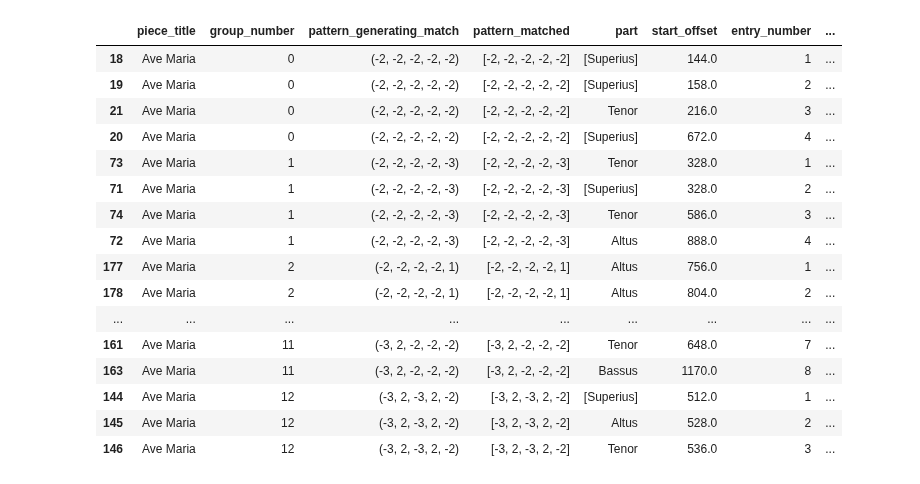
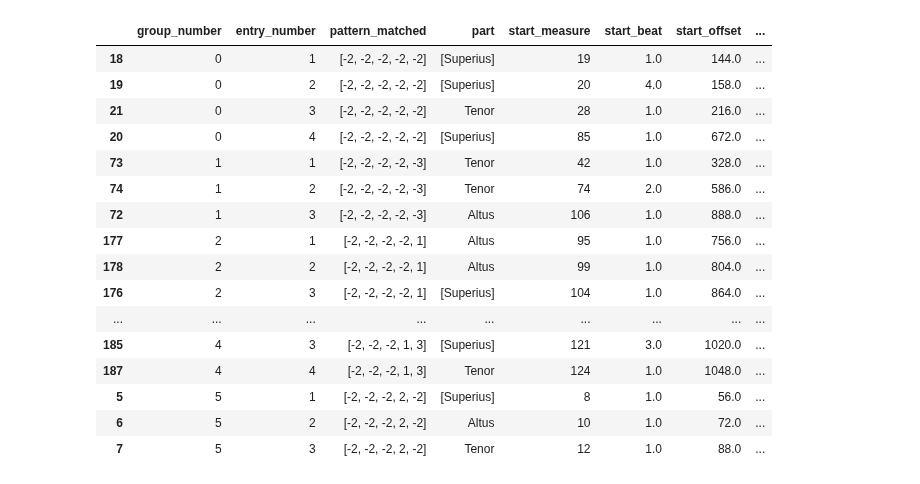
Before and after one commit to RichardFreedman/CRIM-notebooks, a Jupyter notebook: CRIM/CRIM_Group_Tests.ipynb, the cells around one changed output. Drawn from its saved outputs; the diff is of its cells as text; code cells hidden in the pictures.

Commit message:
update group classifier

```diff
--- a/CRIM/CRIM_Group_Tests.ipynb
+++ b/CRIM/CRIM_Group_Tests.ipynb
@@ -183,0 +115,17 @@ sel.head(50)
+# %%
+# here we add the offset of the _previous_entry_ for any item in a group
+
+def add_prev_entry(df):
+    df["prev_entry_off"] = df["start_offset"].shift(1)
+    return df
+# %%
+# now process the original match data df by:
+# sorting by start offset, then group by pattern generating match and applying the function above for prev entry
+# also give each group a number
+# sort by group number and start offset
+
+
+df2 = df.sort_values("start_offset").groupby('pattern_generating_match').apply(add_prev_entry)
+df2["group_number"] = df2.groupby('pattern_generating_match').ngroup()
+df2 = df2.sort_values(['group_number', 'start_offset'])
+df2.head()
@@ -183,0 +139,5 @@ sel.head(50)
+# %%
+# now a boolean table for those entries that are 'same offset; as previous in a given group
+df2["parallel_entry"] = df2["start_offset"] == df2["prev_entry_off"]
+# return df2
+df2.head(20)
@@ -183,0 +162,4 @@ sel.head(50)
+# %%
+#filter out all the parallel entry items
+df3 = df2[df2['parallel_entry'] != True]
+df3
@@ -184,32 +180,37 @@ sel.head(50)
 # %%
-classified2 = sel.applymap(lists_to_tuples_a).groupby("pattern_matched").apply(predict_type_a)
+# now run the classifer, but on DF from which the Parallel Entries have been removed!
+
+classified2 = df3.applymap(lists_to_tuples_a).sort_values("start_offset").groupby("pattern_matched").apply(predict_type_a)
 classified2["group_number"] = classified2.groupby('pattern_generating_match').ngroup()
-classified2 = classified[["piece_title", "group_number", "pattern_generating_match", "pattern_matched", "part", "start_offset", "entry_number", "sum_durs", "offset_diffs", "predicted_type"]]
+classified2 = classified2[["group_number", "pattern_generating_match", "pattern_matched", "part", "start_measure", "start_beat", "entry_number", "start_offset", "sum_durs", "offset_diffs", "predicted_type"]]
 
 # remove singleton entries
 
-# classified2.drop(classified[classified['predicted_type'] == "Singleton"].index, inplace = True)
+classified2.drop(classified[classified['predicted_type'] == "Singleton"].index, inplace = True)
 
 # now classified results, in order by OFFSET and ENTRY NUMBER, but the group numbers can overlap with each other.
+
+
+classified2 = classified2.sort_values(["group_number", "entry_number"])
+classified2= classified2[["group_number", "entry_number", "pattern_matched", "part", "start_measure", "start_beat", "start_offset", "sum_durs", "offset_diffs", "predicted_type"]]
+classified2
+
 classified2.head(25)
-
-g = classified2.sort_values(["group_number", "entry_number"])
-g.head(50)
 # %% [output]
-|  | piece_title | group_number | pattern_generating_match | pattern_matched | part | start_offset | entry_number | ... |
-| 18 | Ave Maria | 0 | (-2, -2, -2, -2, -2) | [-2, -2, -2, -2, -2] | [Superius] | 144.0 | 1 | ... |
-| 19 | Ave Maria | 0 | (-2, -2, -2, -2, -2) | [-2, -2, -2, -2, -2] | [Superius] | 158.0 | 2 | ... |
-| 21 | Ave Maria | 0 | (-2, -2, -2, -2, -2) | [-2, -2, -2, -2, -2] | Tenor | 216.0 | 3 | ... |
-| 20 | Ave Maria | 0 | (-2, -2, -2, -2, -2) | [-2, -2, -2, -2, -2] | [Superius] | 672.0 | 4 | ... |
-| 73 | Ave Maria | 1 | (-2, -2, -2, -2, -3) | [-2, -2, -2, -2, -3] | Tenor | 328.0 | 1 | ... |
-| 71 | Ave Maria | 1 | (-2, -2, -2, -2, -3) | [-2, -2, -2, -2, -3] | [Superius] | 328.0 | 2 | ... |
-| 74 | Ave Maria | 1 | (-2, -2, -2, -2, -3) | [-2, -2, -2, -2, -3] | Tenor | 586.0 | 3 | ... |
-| 72 | Ave Maria | 1 | (-2, -2, -2, -2, -3) | [-2, -2, -2, -2, -3] | Altus | 888.0 | 4 | ... |
-| 177 | Ave Maria | 2 | (-2, -2, -2, -2, 1) | [-2, -2, -2, -2, 1] | Altus | 756.0 | 1 | ... |
-| 178 | Ave Maria | 2 | (-2, -2, -2, -2, 1) | [-2, -2, -2, -2, 1] | Altus | 804.0 | 2 | ... |
+|  | group_number | entry_number | pattern_matched | part | start_measure | start_beat | start_offset | ... |
+| 18 | 0 | 1 | [-2, -2, -2, -2, -2] | [Superius] | 19 | 1.0 | 144.0 | ... |
+| 19 | 0 | 2 | [-2, -2, -2, -2, -2] | [Superius] | 20 | 4.0 | 158.0 | ... |
+| 21 | 0 | 3 | [-2, -2, -2, -2, -2] | Tenor | 28 | 1.0 | 216.0 | ... |
+| 20 | 0 | 4 | [-2, -2, -2, -2, -2] | [Superius] | 85 | 1.0 | 672.0 | ... |
+| 73 | 1 | 1 | [-2, -2, -2, -2, -3] | Tenor | 42 | 1.0 | 328.0 | ... |
+| 74 | 1 | 2 | [-2, -2, -2, -2, -3] | Tenor | 74 | 2.0 | 586.0 | ... |
+| 72 | 1 | 3 | [-2, -2, -2, -2, -3] | Altus | 106 | 1.0 | 888.0 | ... |
+| 177 | 2 | 1 | [-2, -2, -2, -2, 1] | Altus | 95 | 1.0 | 756.0 | ... |
+| 178 | 2 | 2 | [-2, -2, -2, -2, 1] | Altus | 99 | 1.0 | 804.0 | ... |
+| 176 | 2 | 3 | [-2, -2, -2, -2, 1] | [Superius] | 104 | 1.0 | 864.0 | ... |
 | ... | ... | ... | ... | ... | ... | ... | ... | ... |
-| 161 | Ave Maria | 11 | (-3, 2, -2, -2, -2) | [-3, 2, -2, -2, -2] | Tenor | 648.0 | 7 | ... |
-| 163 | Ave Maria | 11 | (-3, 2, -2, -2, -2) | [-3, 2, -2, -2, -2] | Bassus | 1170.0 | 8 | ... |
-| 144 | Ave Maria | 12 | (-3, 2, -3, 2, -2) | [-3, 2, -3, 2, -2] | [Superius] | 512.0 | 1 | ... |
-| 145 | Ave Maria | 12 | (-3, 2, -3, 2, -2) | [-3, 2, -3, 2, -2] | Altus | 528.0 | 2 | ... |
-| 146 | Ave Maria | 12 | (-3, 2, -3, 2, -2) | [-3, 2, -3, 2, -2] | Tenor | 536.0 | 3 | ... |
+| 185 | 4 | 3 | [-2, -2, -2, 1, 3] | [Superius] | 121 | 3.0 | 1020.0 | ... |
+| 187 | 4 | 4 | [-2, -2, -2, 1, 3] | Tenor | 124 | 1.0 | 1048.0 | ... |
+| 5 | 5 | 1 | [-2, -2, -2, 2, -2] | [Superius] | 8 | 1.0 | 56.0 | ... |
+| 6 | 5 | 2 | [-2, -2, -2, 2, -2] | Altus | 10 | 1.0 | 72.0 | ... |
+| 7 | 5 | 3 | [-2, -2, -2, 2, -2] | Tenor | 12 | 1.0 | 88.0 | ... |
```
Also changed, not shown: parts of 11 cells of this notebook, 1 other file.
